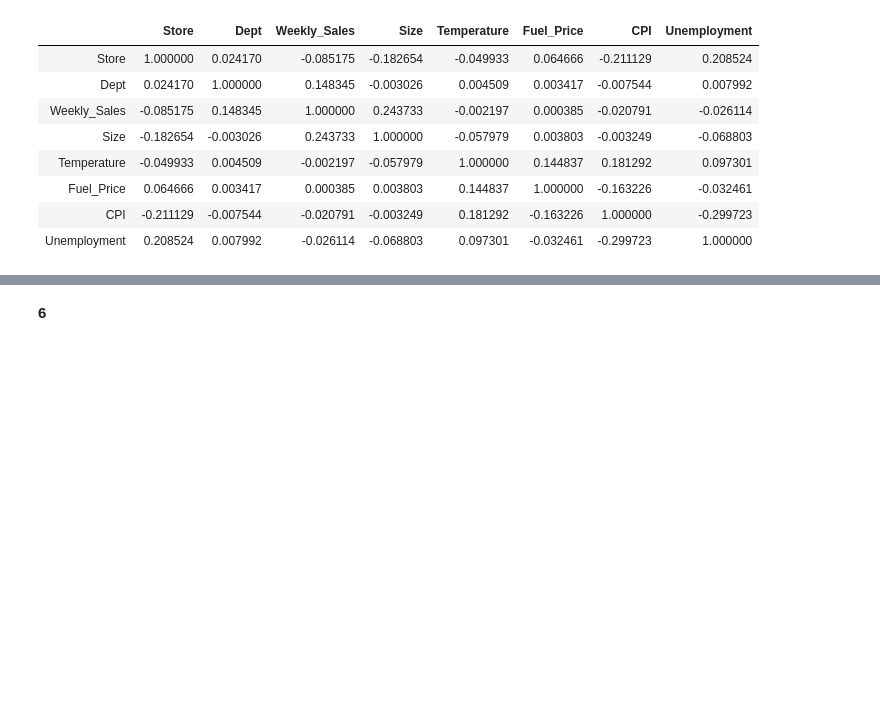
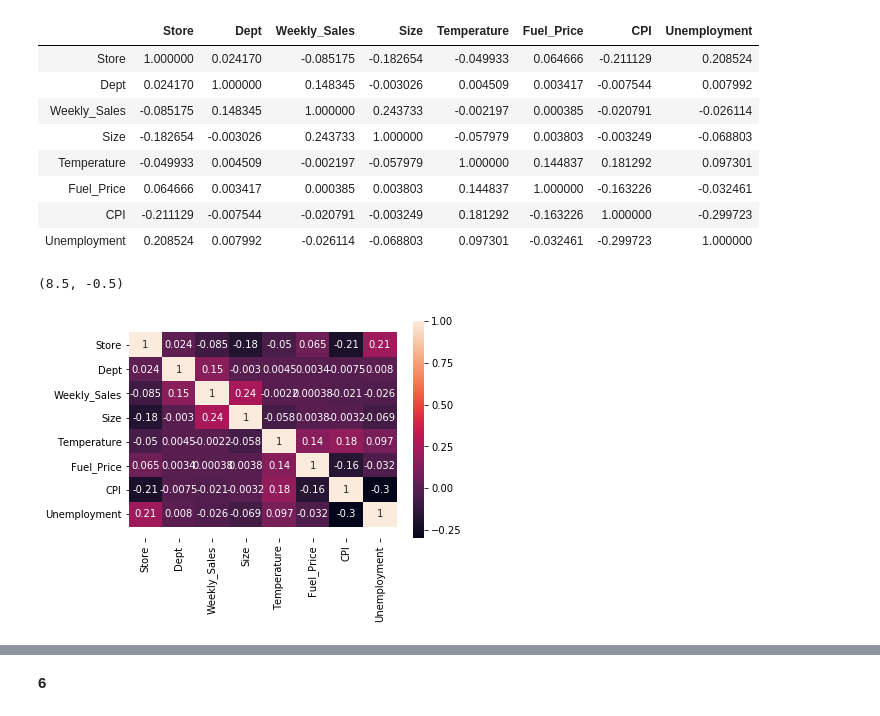
Before and after one commit to dav1ddramb/tasks_example, a Jupyter notebook: hw2.ipynb, the cells around one changed output, grey strips where cells are left out. Drawn from its saved outputs; the diff is of its cells as text; code cells hidden in the pictures; blank space fills up the shorter version.

```diff
--- a/hw2.ipynb
+++ b/hw2.ipynb
@@ -437,5 +444,12 @@ corr
 | Fuel_Price | 0.064666 | 0.003417 | 0.000385 | 0.003803 | 0.144837 | 1.000000 | -0.163226 | -0.032461 |
 | CPI | -0.211129 | -0.007544 | -0.020791 | -0.003249 | 0.181292 | -0.163226 | 1.000000 | -0.299723 |
 | Unemployment | 0.208524 | 0.007992 | -0.026114 | -0.068803 | 0.097301 | -0.032461 | -0.299723 | 1.000000 |
+# %%
+ax = sns.heatmap(corr, annot=True)
+bottom, top = ax.get_ylim()
+ax.set_ylim(bottom+1, top-1)
+# %% [output]
+(8.5, -0.5)
+[figure, added]
 # %%
 # Визуализирую матрицу корреляции
```
Also changed, not shown: parts of 11 cells of this notebook.
